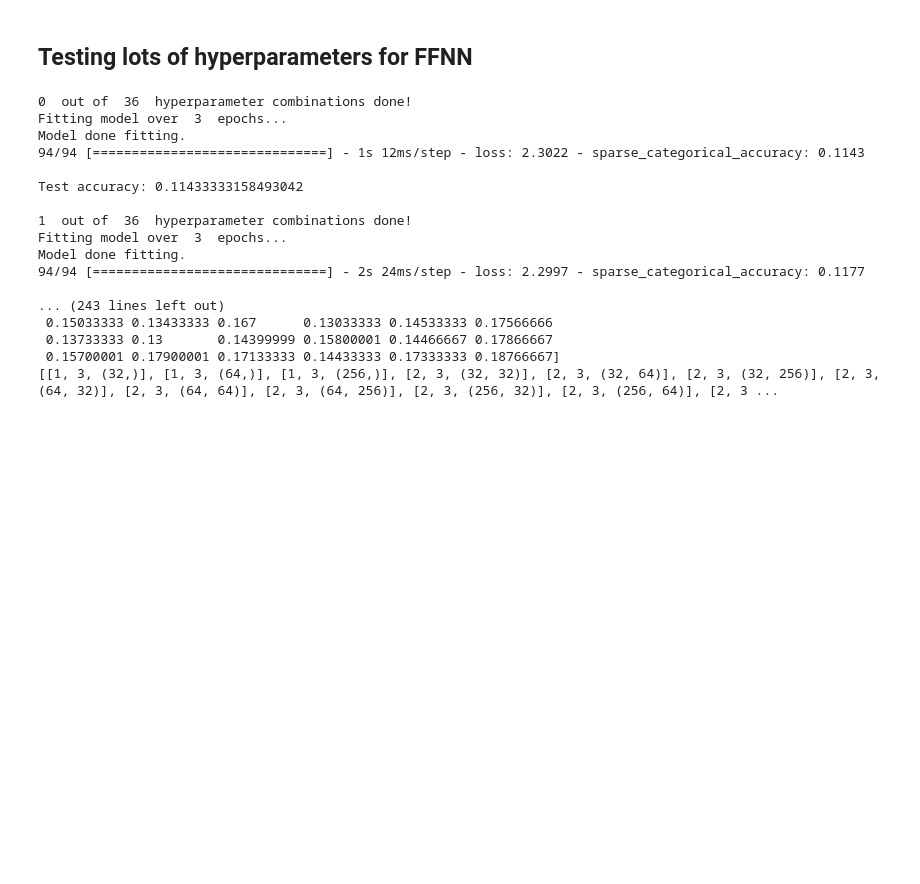
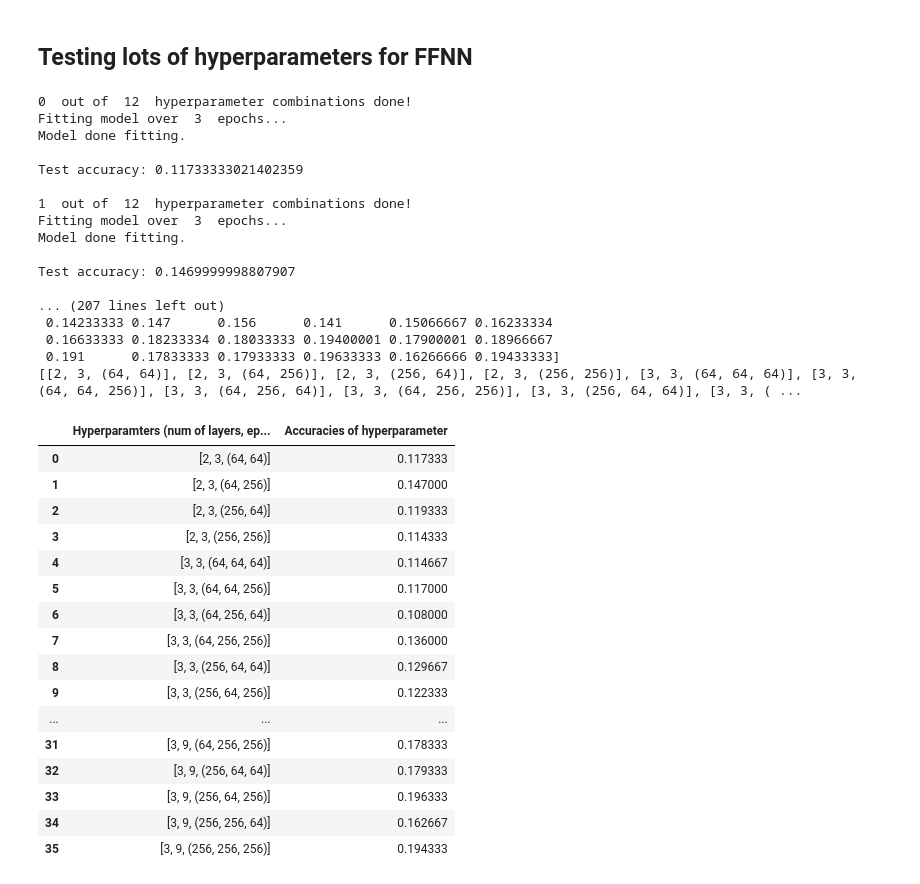
Before and after one commit to TheHamad2023/CS345-Spring2025-Project, a Jupyter notebook: CS345-Project.ipynb, the cells around one changed output. Cells and saved outputs as stored; diff of their text form; code cells hidden in the pictures; blank space fills up the shorter version.

```diff
--- a/CS345-Project.ipynb
+++ b/CS345-Project.ipynb
@@ -867,10 +867,12 @@ FFNN_model.compile(optimizer=Adam(),
 # %%
 # Test same model
 
-for i in range(3):
+for i in range(10):
     FFNN_model.fit(X_tr_nn, y_tr_nn)
     if (i%5 == 0):
         print("\n", i, ": ")
         test_loss, test_acc = FFNN_model.evaluate(X_te_nn, y_te_nn)
         print(f'\nTest accuracy: {test_acc}', "\n")
+test_loss, test_acc = FFNN_model.evaluate(X_te_nn, y_te_nn)
+print(f'\nTest accuracy: {test_acc}', "\n")
 # %% [output]
@@ -936,8 +954,8 @@ def hypertest_FFNN(Xr, Xe, yr, ye, l_nEpochs, l_nLayers, l_nodeCounts, input_siz
 
 
 numEpochs = [3, 6, 9]
-numLayers = [1, 2]
-layerSizes = [32, 64, 256]
+numLayers = [2, 3]
+layerSizes = [64, 256]
 
 
 
@@ -946,25 +964,45 @@ hyperCombo_list, accuracy_list = hypertest_FFNN(X_tr_nn, X_te_nn, y_tr_nn, y_te_
 print(accuracy_list)
 print(hyperCombo_list)
 # %% [output]
-0  out of  36  hyperparameter combinations done!
+0  out of  12  hyperparameter combinations done!
 Fitting model over  3  epochs...
 Model done fitting.
-94/94 [==============================] - 1s 12ms/step - loss: 2.3022 - sparse_categorical_accuracy: 0.1143
 
-Test accuracy: 0.11433333158493042
+Test accuracy: 0.11733333021402359
 
-1  out of  36  hyperparameter combinations done!
+1  out of  12  hyperparameter combinations done!
 Fitting model over  3  epochs...
 Model done fitting.
-94/94 [==============================] - 2s 24ms/step - loss: 2.2997 - sparse_categorical_accuracy: 0.1177
 
-... (243 lines left out)
- 0.15033333 0.13433333 0.167      0.13033333 0.14533333 0.17566666
- 0.13733333 0.13       0.14399999 0.15800001 0.14466667 0.17866667
- 0.15700001 0.17900001 0.17133333 0.14433333 0.17333333 0.18766667]
-[[1, 3, (32,)], [1, 3, (64,)], [1, 3, (256,)], [2, 3, (32, 32)], [2, 3, (32, 64)], [2, 3, (32, 256)], [2, 3, (64, 32)], [2, 3, (64, 64)], [2, 3, (64, 256)], [2, 3, (256, 32)], [2, 3, (256, 64)], [2, 3 ...
+Test accuracy: 0.1469999998807907
+
+... (207 lines left out)
+ 0.14233333 0.147      0.156      0.141      0.15066667 0.16233334
+ 0.16633333 0.18233334 0.18033333 0.19400001 0.17900001 0.18966667
+ 0.191      0.17833333 0.17933333 0.19633333 0.16266666 0.19433333]
+[[2, 3, (64, 64)], [2, 3, (64, 256)], [2, 3, (256, 64)], [2, 3, (256, 256)], [3, 3, (64, 64, 64)], [3, 3, (64, 64, 256)], [3, 3, (64, 256, 64)], [3, 3, (64, 256, 256)], [3, 3, (256, 64, 64)], [3, 3, ( ...
 # %%
 df = pd.DataFrame({
     'Hyperparamters (num of layers, epochs, layer sizes)': hyperCombo_list,
     'Accuracies of hyperparameter': accuracy_list
 })
+# %%
+display(df)
+# %% [output]
+|  | Hyperparamters (num of layers, ep... | Accuracies of hyperparameter |
+| 0 | [2, 3, (64, 64)] | 0.117333 |
+| 1 | [2, 3, (64, 256)] | 0.147000 |
+| 2 | [2, 3, (256, 64)] | 0.119333 |
+| 3 | [2, 3, (256, 256)] | 0.114333 |
+| 4 | [3, 3, (64, 64, 64)] | 0.114667 |
+| 5 | [3, 3, (64, 64, 256)] | 0.117000 |
+| 6 | [3, 3, (64, 256, 64)] | 0.108000 |
+| 7 | [3, 3, (64, 256, 256)] | 0.136000 |
+| 8 | [3, 3, (256, 64, 64)] | 0.129667 |
+| 9 | [3, 3, (256, 64, 256)] | 0.122333 |
+| ... | ... | ... |
+| 31 | [3, 9, (64, 256, 256)] | 0.178333 |
+| 32 | [3, 9, (256, 64, 64)] | 0.179333 |
+| 33 | [3, 9, (256, 64, 256)] | 0.196333 |
+| 34 | [3, 9, (256, 256, 64)] | 0.162667 |
+| 35 | [3, 9, (256, 256, 256)] | 0.194333 |
```
Also changed, not shown: parts of 2 cells of this notebook.
